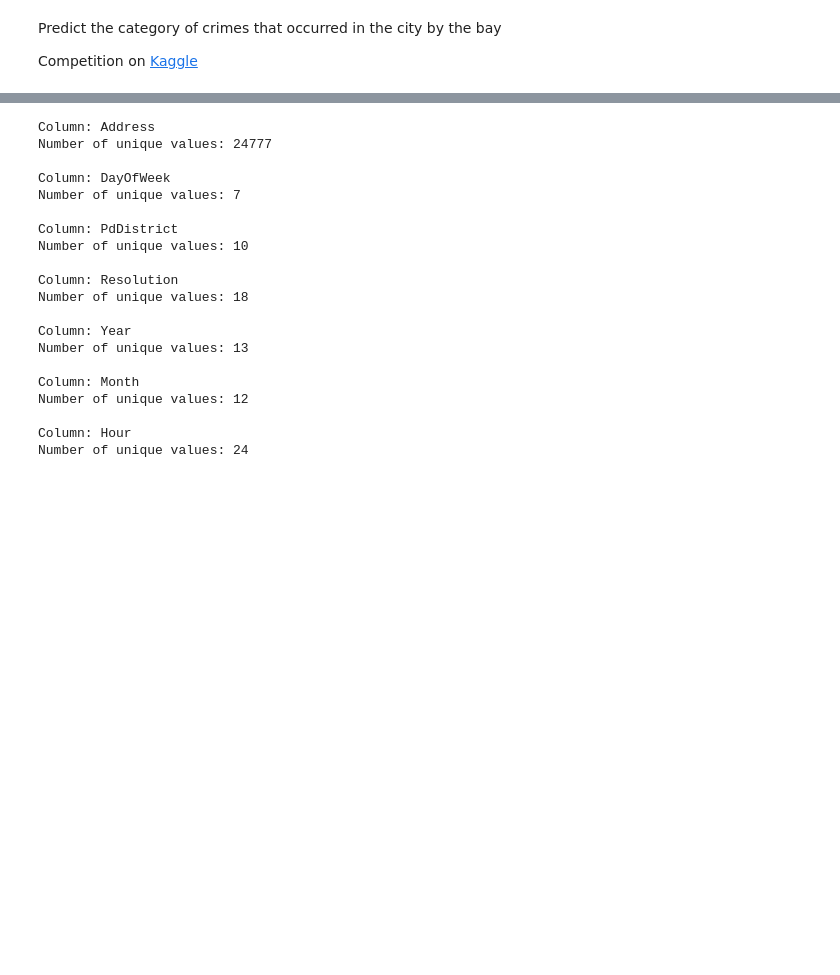
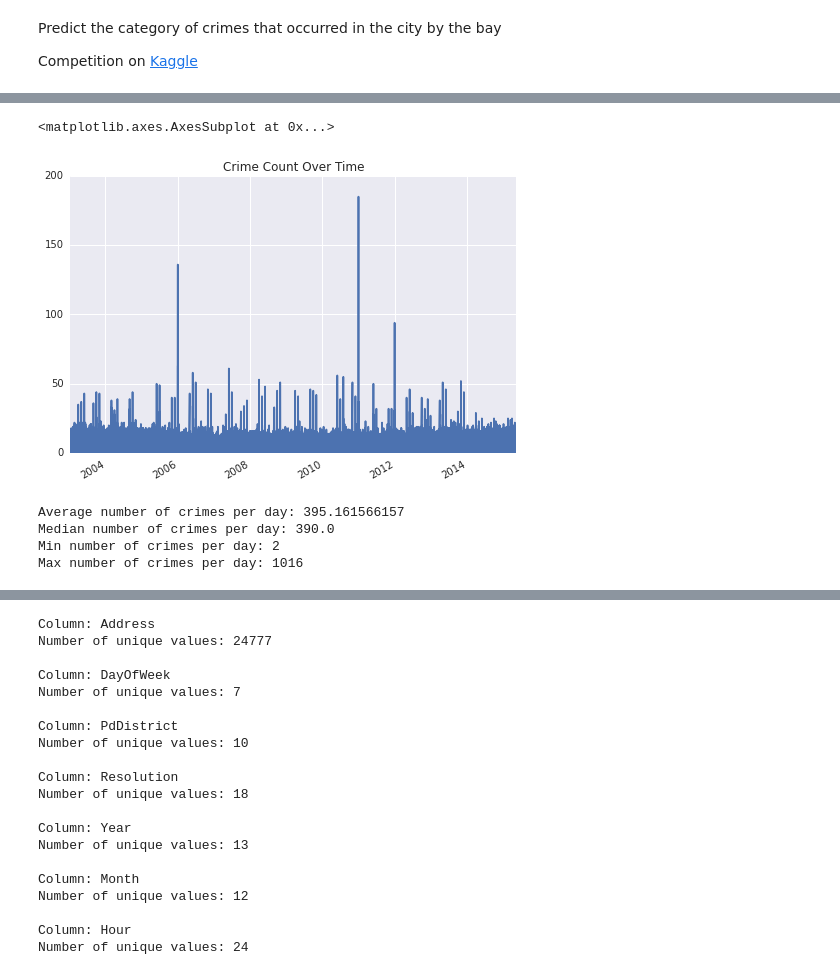
Before and after one commit to carolynamorris/SanFranciscoCrimeClassification, a Jupyter notebook: classification.ipynb, the cells around one changed output, grey strips where cells are left out. Saved outputs shown, nothing was run; the diff lists cells and outputs as text; code cells hidden in the pictures; blank space fills up the shorter version.

```diff
--- a/classification.ipynb
+++ b/classification.ipynb
@@ -47,0 +123,24 @@ test.head()
+# %%
+train.Dates.value_counts().plot(kind='line', title='Crime Count Over Time')
+# %% [output]
+<matplotlib.axes.AxesSubplot at 0x...>
+[figure, added]
+# %%
+# Basic summary statistics of daily crime count
+train['DayMonthYear'] = train['Day'] + train['Month'] + train['Year']
+daily_count = train.DayMonthYear.value_counts().reset_index()
+daily_count.columns = ['Date', 'CrimeCount']
+
+avgCrimes = np.mean(daily_count.CrimeCount.values)
+medCrimes = np.median(daily_count.CrimeCount.values)
+minCrimes = np.min(daily_count.CrimeCount.values)
+maxCrimes = np.max(daily_count.CrimeCount.values)
+print 'Average number of crimes per day: {}'.format(avgCrimes)
+print 'Median number of crimes per day: {}'.format(medCrimes)
+print 'Min number of crimes per day: {}'.format(minCrimes)
+print 'Max number of crimes per day: {}'.format(maxCrimes)
+# %% [output]
+Average number of crimes per day: 395.161566157
+Median number of crimes per day: 390.0
+Min number of crimes per day: 2
+Max number of crimes per day: 1016
```
Also changed, not shown: parts of 27 cells of this notebook.
